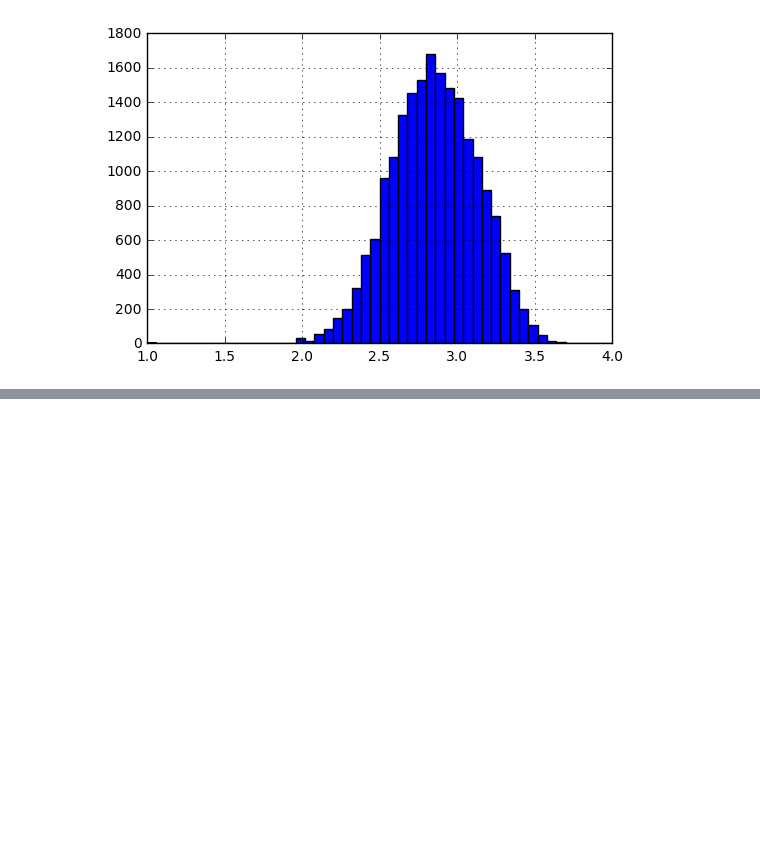
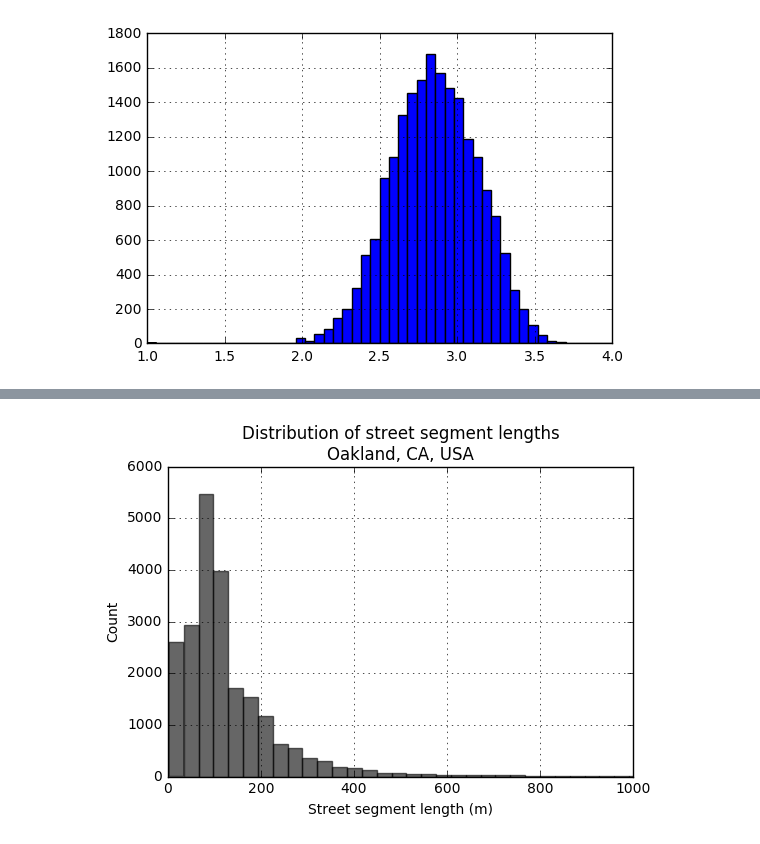
Before and after one commit to gboeing/street-network-analysis, a Jupyter notebook: cities-usa/analyze_stats_every_us_city.ipynb, the cells around one changed output, grey strips where cells are left out. Cells and saved outputs as stored; diff of their text form; code cells hidden in the pictures; blank space fills up the shorter version.

```diff
--- a/cities-usa/analyze_stats_every_us_city.ipynb
+++ b/cities-usa/analyze_stats_every_us_city.ipynb
@@ -137,0 +222,12 @@ df[df['state']=='NE'][[variable, 'city']].sort_values(by=variable)
+# %%
+query = 'Oakland, CA, USA'
+G = ox.graph_from_place(query, network_type='drive')
+lengths = [data['length'] for u, v, key, data in G.edges(keys=True, data=True)]
+ax = pd.Series(lengths).hist(bins=100, fc='k', alpha=0.6)
+ax.set_xlim((0, 1000))
+ax.set_xlabel('Street segment length (m)')
+ax.set_ylabel('Count')
+ax.set_title('Distribution of street segment lengths\n{}'.format(query))
+plt.show()
+# %% [output]
+[figure, added]
```
Also changed, not shown: parts of 8 cells of this notebook, 21 other files.
